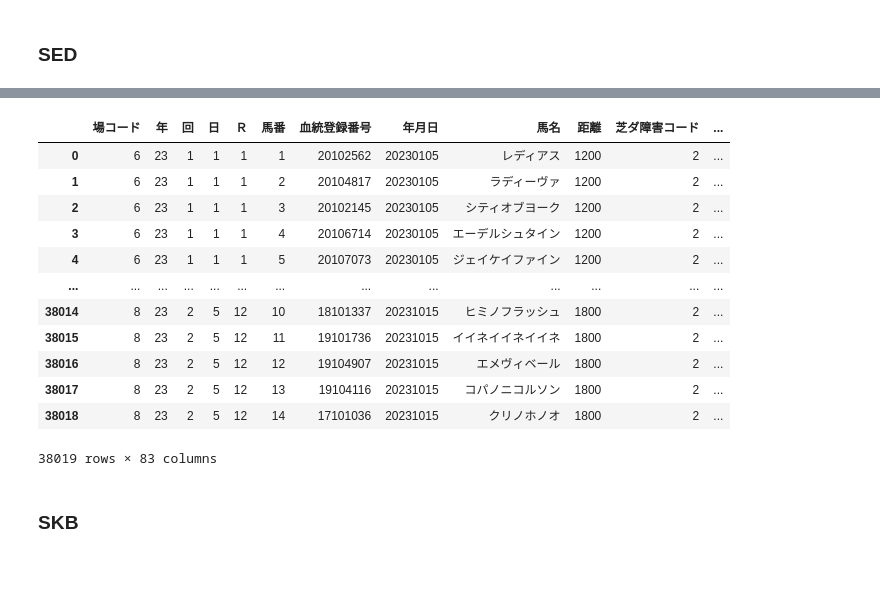
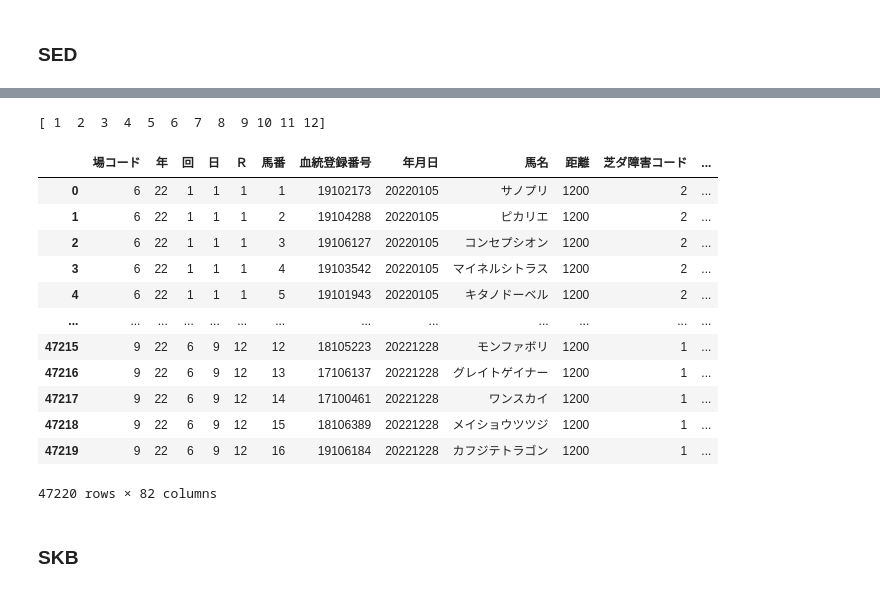
Before and after one commit to abukuma777/get_jrdb, a Jupyter notebook: data_check.ipynb, the cells around one changed output, grey strips where cells are left out. Cells and saved outputs as stored; diff of their text form; code cells hidden in the pictures.

```diff
--- a/data_check.ipynb
+++ b/data_check.ipynb
@@ -707,32 +707,28 @@ Trying encoding: cp932
 
 ------------------------------------------------
 # %%
-# # ディレクトリパスを指定して関数を呼び出す
-# check_encoding("/app/data/jrdb_txt/ZED")
-import pandas as pd
+File_type = 'SED'
+year = 2022
+df_a = pd.read_csv(f'/app/data/jrdb_csv/{File_type}/{File_type}_{year}.csv')
 
+print(df_a['日'].unique())
 
-
-
-File_type = 'SED'
-year = 2023
-df_a = pd.read_csv(f'/app/data/jrdb_csv/{File_type}/{File_type}_{year}.csv')
-# df_a['日'].unique()
 df_a
 # %% [output]
+[ 1  2  3  4  5  6  7  8  9 10 11 12]
 |  | 場コード | 年 | 回 | 日 | Ｒ | 馬番 | 血統登録番号 | 年月日 | 馬名 | 距離 | 芝ダ障害コード | ... |
-| 0 | 6 | 23 | 1 | 1 | 1 | 1 | 20102562 | 20230105 | レディアス | 1200 | 2 | ... |
-| 1 | 6 | 23 | 1 | 1 | 1 | 2 | 20104817 | 20230105 | ラディーヴァ | 1200 | 2 | ... |
-| 2 | 6 | 23 | 1 | 1 | 1 | 3 | 20102145 | 20230105 | シティオブヨーク | 1200 | 2 | ... |
-| 3 | 6 | 23 | 1 | 1 | 1 | 4 | 20106714 | 20230105 | エーデルシュタイン | 1200 | 2 | ... |
-| 4 | 6 | 23 | 1 | 1 | 1 | 5 | 20107073 | 20230105 | ジェイケイファイン | 1200 | 2 | ... |
+| 0 | 6 | 22 | 1 | 1 | 1 | 1 | 19102173 | 20220105 | サノプリ | 1200 | 2 | ... |
+| 1 | 6 | 22 | 1 | 1 | 1 | 2 | 19104288 | 20220105 | ピカリエ | 1200 | 2 | ... |
+| 2 | 6 | 22 | 1 | 1 | 1 | 3 | 19106127 | 20220105 | コンセプシオン | 1200 | 2 | ... |
+| 3 | 6 | 22 | 1 | 1 | 1 | 4 | 19103542 | 20220105 | マイネルシトラス | 1200 | 2 | ... |
+| 4 | 6 | 22 | 1 | 1 | 1 | 5 | 19101943 | 20220105 | キタノドーベル | 1200 | 2 | ... |
 | ... | ... | ... | ... | ... | ... | ... | ... | ... | ... | ... | ... | ... |
-| 38014 | 8 | 23 | 2 | 5 | 12 | 10 | 18101337 | 20231015 | ヒミノフラッシュ | 1800 | 2 | ... |
-| 38015 | 8 | 23 | 2 | 5 | 12 | 11 | 19101736 | 20231015 | イイネイイネイイネ | 1800 | 2 | ... |
-| 38016 | 8 | 23 | 2 | 5 | 12 | 12 | 19104907 | 20231015 | エメヴィベール | 1800 | 2 | ... |
-| 38017 | 8 | 23 | 2 | 5 | 12 | 13 | 19104116 | 20231015 | コパノニコルソン | 1800 | 2 | ... |
-| 38018 | 8 | 23 | 2 | 5 | 12 | 14 | 17101036 | 20231015 | クリノホノオ | 1800 | 2 | ... |
+| 47215 | 9 | 22 | 6 | 9 | 12 | 12 | 18105223 | 20221228 | モンファボリ | 1200 | 1 | ... |
+| 47216 | 9 | 22 | 6 | 9 | 12 | 13 | 17106137 | 20221228 | グレイトゲイナー | 1200 | 1 | ... |
+| 47217 | 9 | 22 | 6 | 9 | 12 | 14 | 17100461 | 20221228 | ワンスカイ | 1200 | 1 | ... |
+| 47218 | 9 | 22 | 6 | 9 | 12 | 15 | 18106389 | 20221228 | メイショウツツジ | 1200 | 1 | ... |
+| 47219 | 9 | 22 | 6 | 9 | 12 | 16 | 19106184 | 20221228 | カフジテトラゴン | 1200 | 1 | ... |
-38019 rows × 83 columns
+47220 rows × 82 columns
 # %%
 import cProfile
 import pstats
```
Also changed, not shown: parts of 1 cell of this notebook, 1 other file.
